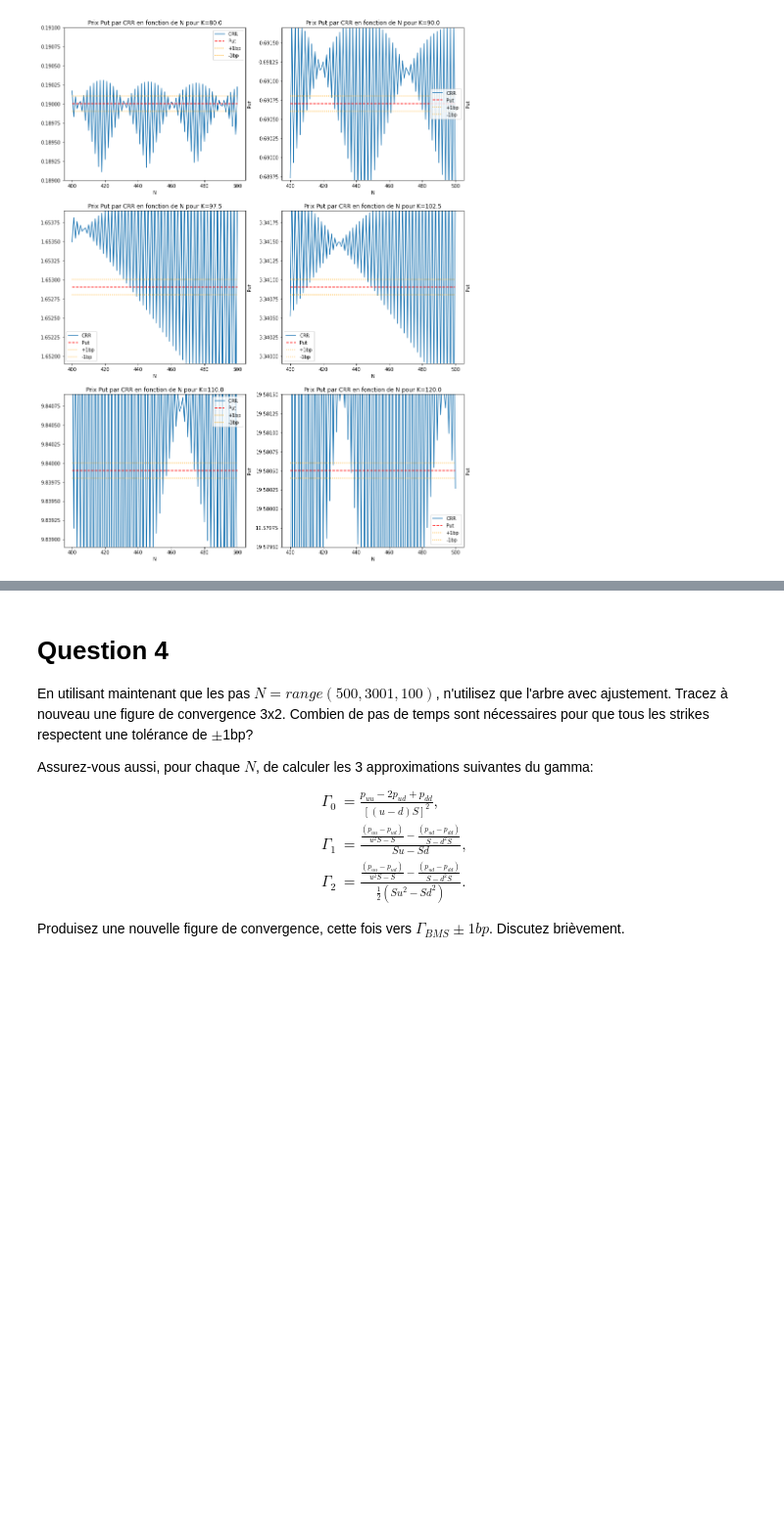
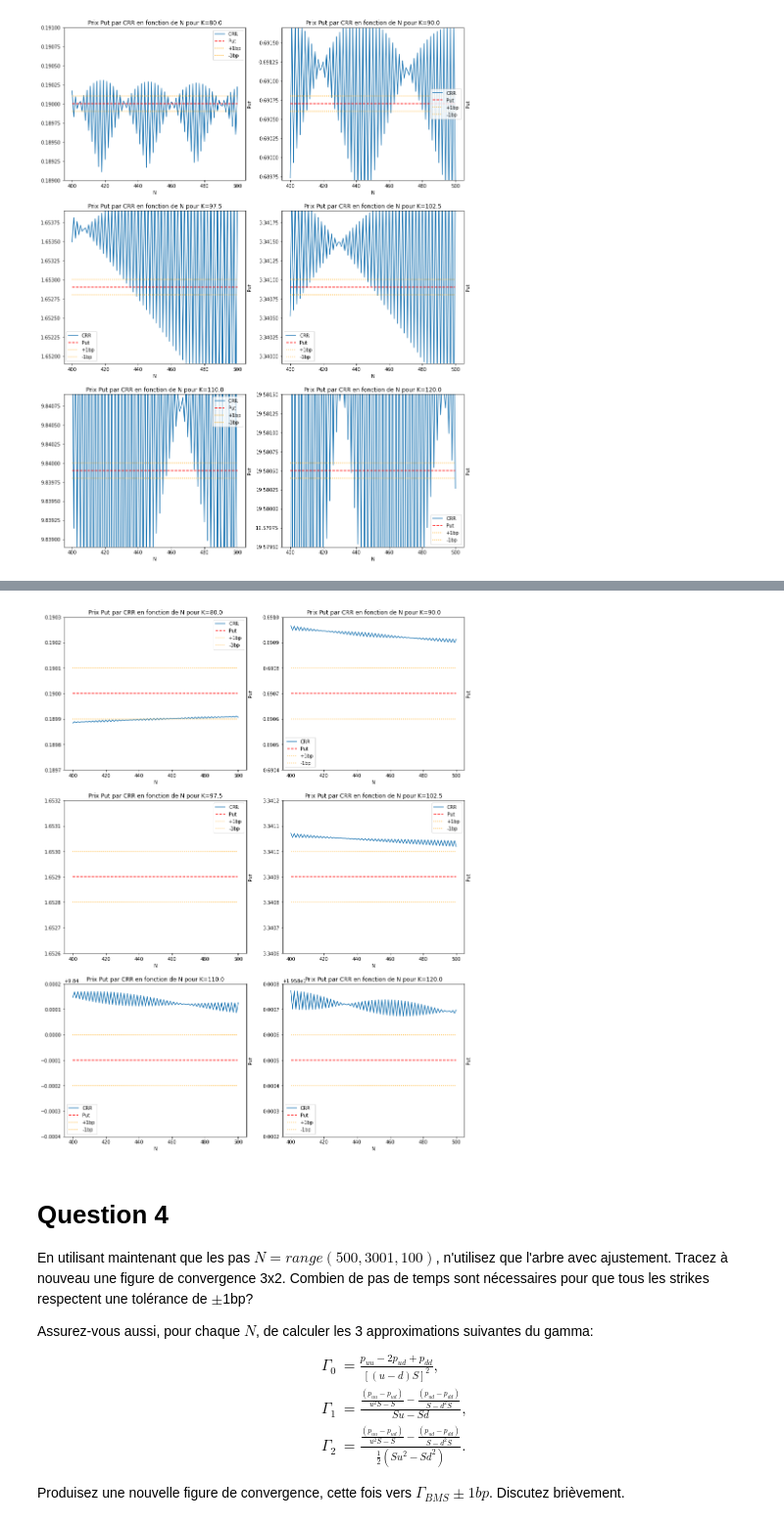
Before and after one commit to Thomas4390/produits_derives, a Jupyter notebook: tp1_11237578.ipynb, the cells around one changed output, grey strips where cells are left out. Shown at 98% size. Drawn from its saved outputs; the diff is of its cells as text; code cells hidden in the pictures; blank space fills up the shorter version.

```diff
--- a/tp1_11237578.ipynb
+++ b/tp1_11237578.ipynb
@@ -30,7 +39,7 @@ import importlib
 # use 4 decimals for tables
 pd.options.display.float_format = '{:,.4f}'.format
 # %%
-info = get_info()
+info = f.get_info()
 info
 # %% [output]
 |  | Strike | Put |
@@ -67,9 +76,9 @@ compute_put_option(sigma=sigma, S0=S0, K=102.5, T=T, r=r)
 # %%
 results = pd.DataFrame()
 # %%
-results["Sigma"] = compute_implicit_vol_array(S0=S0, K=info['Strike'].values, T=T, r=r, Put=info['Put'].values)
+results["Sigma"] = f.compute_implicit_vol_array(S0=S0, K=info['Strike'].values, T=T, r=r, Put=info['Put'].values)
 # %%
-results["Put BMS"] = compute_put_option(sigma=results["Sigma"].values, S0=S0, K=info['Strike'].values, T=T, r=r)
+results["Put BMS"] = f.compute_put_option(sigma=results["Sigma"].values, S0=S0, K=info['Strike'].values, T=T, r=r)
 results["Put"] = info['Put']
 # %%
 results["Error"] = results["Put BMS"] - results["Put"]
@@ -177,3 +182,7 @@ plot_crr_tree_puts(S0=S0, K=info['Strike'], T=T, r=r, sigma=results['Sigma'], N_
+# %%
+f.plot_crr_tree_puts_adj(S0=S0, K=info['Strike'], T=T, r=r, sigma=results['Sigma'], N_range=N_range, zoom_factor=3)
+# %% [output]
+[figure, added]
 # %% [markdown]
 # Question 4
 
```
Also changed, not shown: parts of 13 cells of this notebook, 1 other file.
